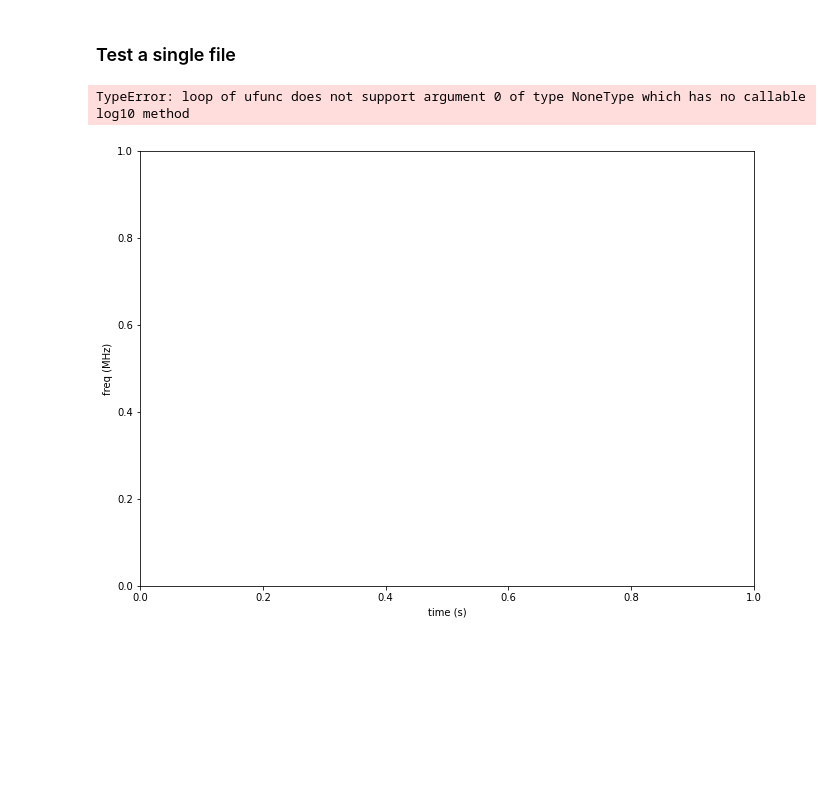
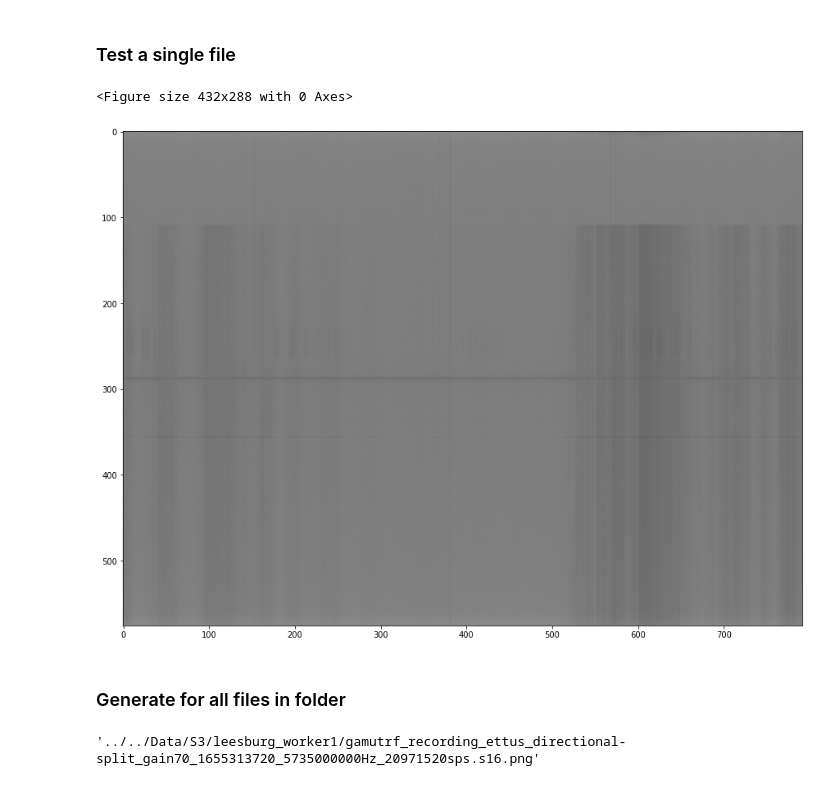
Before and after one commit to IQTLabs/RFClassification, a Jupyter notebook: Generate Features GamutRF.ipynb, the cells around one changed output. Drawn from its saved outputs; the diff is of its cells as text; code cells hidden in the pictures; blank space fills up the shorter version.

Commit message:
spec plots for gamut data

```diff
--- a/Generate Features GamutRF.ipynb
+++ b/Generate Features GamutRF.ipynb
@@ -18,4 +21,5 @@ samples = read_recording(full_file, sample_rate, sample_dtype, sample_len)
 # %%
+samples = read_recording(full_file, sample_rate, sample_dtype, sample_len)
 spec_file_name = replace_ext(full_file, 'png', all_ext=True)
 specgram.plot_spectrogram(
         samples,
@@ -23,11 +27,20 @@ specgram.plot_spectrogram(
         2048,
         sample_rate,
         freq_center,
-        cmap = 'turbo_r',
+        cmap = 'Greys',
         ytics = 20,
         bare = True,
         noverlap = 0,
         skip_fft =0 )
 # %% [output]
-TypeError: loop of ufunc does not support argument 0 of type NoneType which has no callable log10 method
+<Figure size 432x288 with 0 Axes>
-[figure, removed]
+# %%
+img = mpimg.imread(spec_file_name)
+
+plt.figure(figsize=(15, 12))
+imgplot = plt.imshow(img)
+plt.show()
+# %% [output]
+[figure, added]
+# %% [markdown]
+### Generate for all files in folder
@@ -33,0 +67,4 @@ TypeError: loop of ufunc does not support argument 0 of type NoneType which has
+# %%
+spec_file_name
+# %% [output]
+'../../Data/S3/leesburg_worker1/gamutrf_recording_ettus_directional-split_gain70_1655313720_5735000000Hz_20971520sps.s16.png'
```
Also changed, not shown: parts of 6 cells of this notebook, 2 other files.
